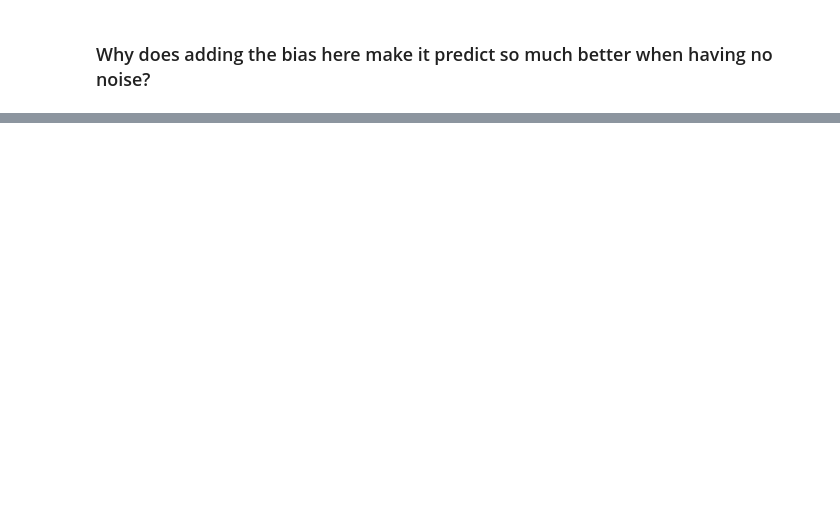
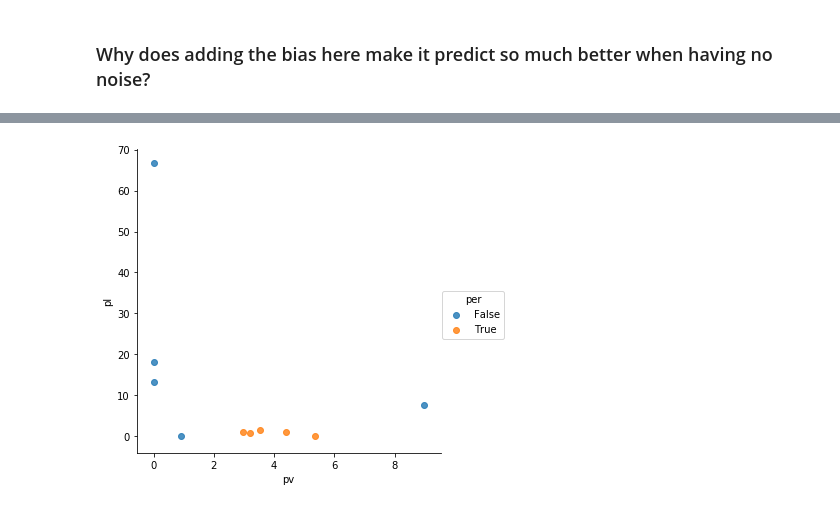
Before and after one commit to Tinkaa/Bitcoin_prediction, a Jupyter notebook: toydata.ipynb, the cells around one changed output, grey strips where cells are left out. Cells and saved outputs as stored; diff of their text form; code cells hidden in the pictures; blank space fills up the shorter version.

```diff
--- a/toydata.ipynb
+++ b/toydata.ipynb
@@ -100,0 +105,5 @@ Updates: True
+# %%
+max_p=2
+min_p=0
+period = np.array([max_p]*5+[min_p]*2)
+p_arr=np.tile(period,reps)
@@ -100,0 +130,27 @@ Updates: True
+# %%
+df=pd.DataFrame(columns=['pv','pl','pp','lv','bv','gn','ll','per'],index=range(50))
+i=0
+rows_list=[]
+for lin_a in range(1,2):
+    for noise_v in np.linspace(0,2,5):
+        #print(noise_v)
+        lin=np.linspace(0,lin_a*len(Y)-1,data_len)
+        noise = np.random.normal(0,noise_v,data_len)
+        Yp=p_arr+lin+noise
+        Ylin=lin+noise
+        Yp=Yp.reshape(-1,1)
+        Ylin=Ylin.reshape(-1,1)
+        mp = GPy.models.GPRegression(X, Yp, MATERN+LIN+BIAS)
+        mp.optimize()
+        mp.plot()
+        df.loc[i][:'gn']=mp.param_array
+        df.loc[i]['ll']=mp.log_likelihood()
+        df.loc[i]['per']=True
+        i+=1
+        ml = GPy.models.GPRegression(X, Ylin, MATERN+LIN+BIAS)
+        ml.optimize()
+        ml.plot()
+        df.loc[i][:'gn']=ml.param_array
+        df.loc[i]['ll']=ml.log_likelihood()
+        df.loc[i]['per']=False
+        i+=1
@@ -100,0 +168,3 @@ Updates: True
+# %%
+df=df.dropna()
+df
@@ -100,0 +183,9 @@ Updates: True
+# %%
+df['pv']=df['pv'].apply(pd.to_numeric)
+df['pl']=df['pl'].apply(pd.to_numeric)
+# %%
+#plotting in log-scale with seaborn was horrible, so this was easiest way to do it
+df['pv_log']=np.log(df['pv'])
+grid=sns.lmplot(x='pv',y='pl',data=df,fit_reg=False,hue='per')
+# %% [output]
+[figure, added]
```
Also changed, not shown: parts of 11 cells of this notebook.
